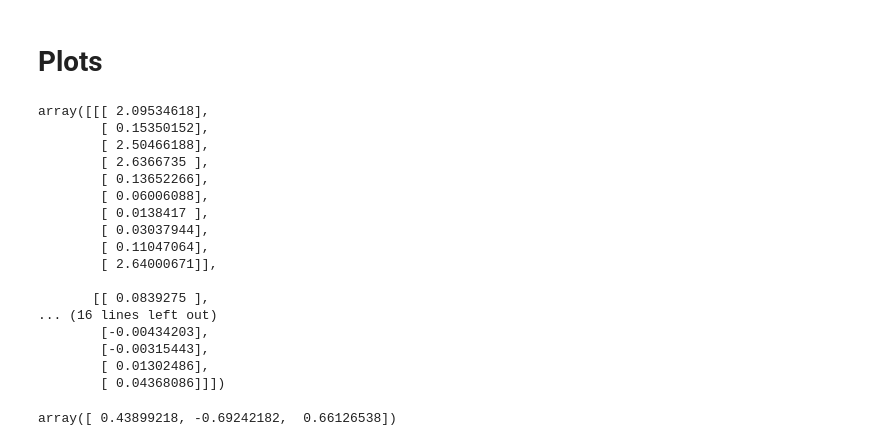
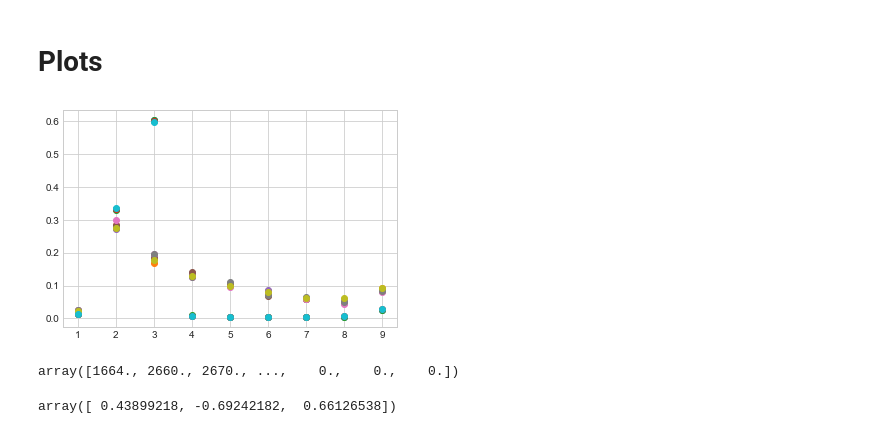
Before and after one commit to robot-love/benford-gan-detection, a Jupyter notebook: benford_gan/main.ipynb, the cells around one changed output. Cells and saved outputs as stored; diff of their text form; code cells hidden in the pictures.

```diff
--- a/benford_gan/main.ipynb
+++ b/benford_gan/main.ipynb
@@ -16,4 +16,12 @@ from scipy.optimize import least_squares
 # %%
 frequencies = [0, 1, 2, 3, 4, 5, 6, 7, 8, 9]
 bases = [10, 15, 20]
-qtables = [JPEG_STD_LUM]
+qtables = [
+    PHOTOSHOP_00_LUM,
+    PHOTOSHOP_FOR_WEB_090_LUM,
+    PHOTOSHOP_FOR_WEB_100_LUM,
+]
+img_path = SAMPLE_IMG_PATHS[0]
+b = generate_benford_feature(img_path, frequencies, bases, qtables, False)
+
+print(b)
@@ -68,25 +37,33 @@ for i in range(pmf.shape[1]):
+# %%
+img = load_image_from_file(img_path)
+
+# Get DCT Coefficients
+dct_coeffs = get_image_dct_coefs(img, frequencies, [q.matrix for q in qtables])
+
+features = np.zeros((3, len(frequencies), len(bases), len(qtables)))
+
+pmfs = []
+
+for i,base in enumerate(bases):
+    # Get DCT Coefficient First Digits
+    fds = dct_coeff_to_first_digit(dct_coeffs, base)
+
+    # Get FD pmf
+    pmfs.append(get_dct_fd_pmf(fds, base))
 # %% [markdown]
 # Plots
-# %%
-feature
-# %% [output]
-array([[[ 2.09534618],
-        [ 0.15350152],
-        [ 2.50466188],
-        [ 2.6366735 ],
-        [ 0.13652266],
-        [ 0.06006088],
-        [ 0.0138417 ],
-        [ 0.03037944],
-        [ 0.11047064],
-        [ 2.64000671]],
-
-       [[ 0.0839275 ],
-... (16 lines left out)
-        [-0.00434203],
-        [-0.00315443],
-        [ 0.01302486],
-        [ 0.04368086]]])
+# %%
+ds10 = [i+1 for i in range(10-1)]
+ds15 = [i+1 for i in range(15-1)]
+ds20 = [i+1 for i in range(20-1)]
+for i in range(pmfs[0].shape[1]):
+    plt.plot(ds10, pmfs[0][:,i,1], 'o')
+# %% [output]
+[figure, added]
+# %%
+dct_coeffs[:, 0, 0]
+# %% [output]
+array([1664., 2660., 2670., ...,    0.,    0.,    0.])
 # %%
 xs.x
 # mmse_benford_cost(xs.x, pmf, 10)
```
Also changed, not shown: parts of 3 cells of this notebook, 3 other files.
